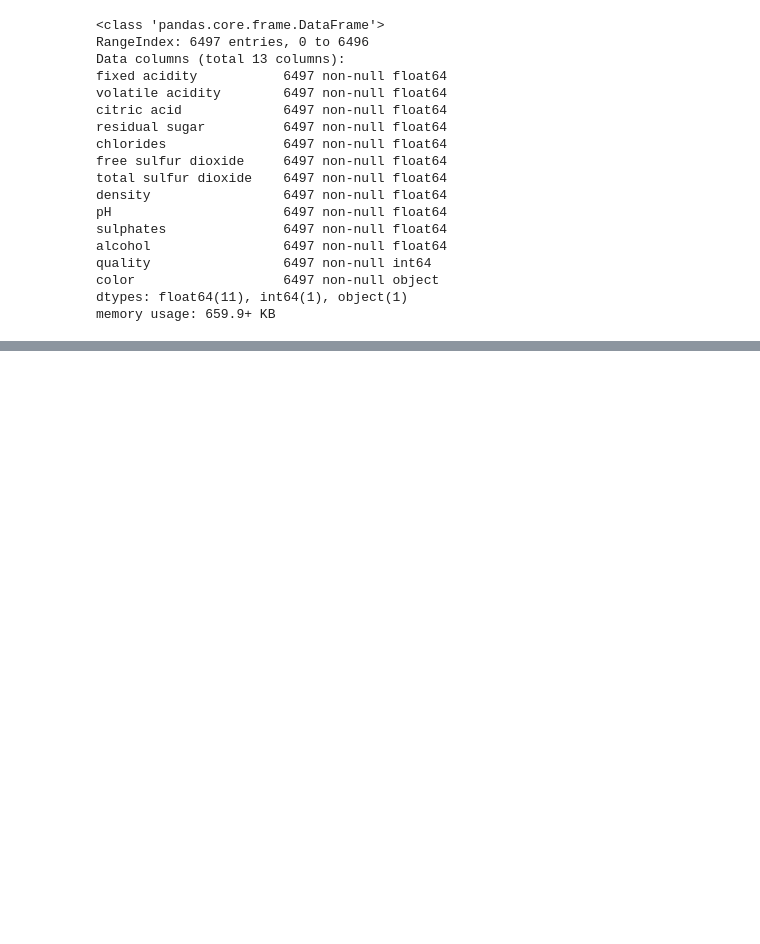
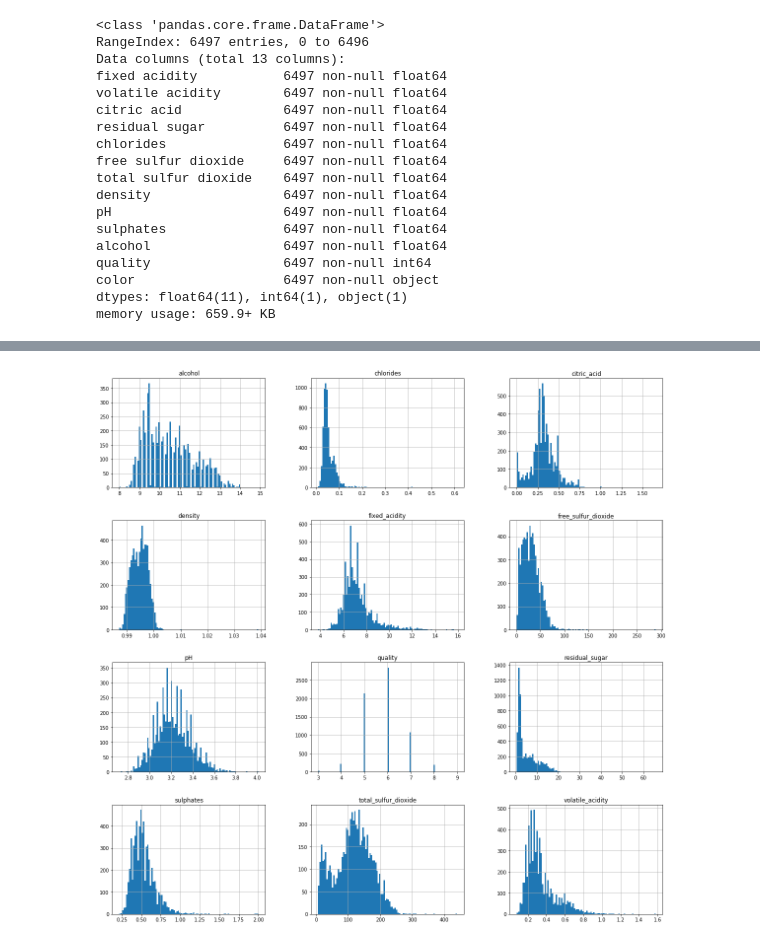
Before and after one commit to AprilYoungs/python-tools, a Jupyter notebook: wine_analize/case_one_wine_analize.ipynb, the cells around one changed output, grey strips where cells are left out. Saved outputs shown, nothing was run; the diff lists cells and outputs as text; code cells hidden in the pictures; blank space fills up the shorter version.

```diff
--- a/wine_analize/case_one_wine_analize.ipynb
+++ b/wine_analize/case_one_wine_analize.ipynb
@@ -266,0 +289,3 @@ memory usage: 659.9+ KB
+# %%
+df.rename(index=str, columns={'fixed acidity':'fixed_acidity'},inplace=True)
+df.columns
@@ -266,0 +313,6 @@ memory usage: 659.9+ KB
+# %%
+labels = {}
+for name in df.columns:
+    if ' ' in name:
+        labels[name] = name.replace(' ', '_')
+print(labels)
@@ -266,0 +321,3 @@ memory usage: 659.9+ KB
+# %%
+df.rename(index=str, columns=labels, inplace=True)
+df.head()
@@ -266,0 +354,4 @@ memory usage: 659.9+ KB
+# %%
+df.hist(figsize=(20,20),bins=100);
+# %% [output]
+[figure, added]
```
Also changed, not shown: parts of 66 cells of this notebook, 1 other file.
